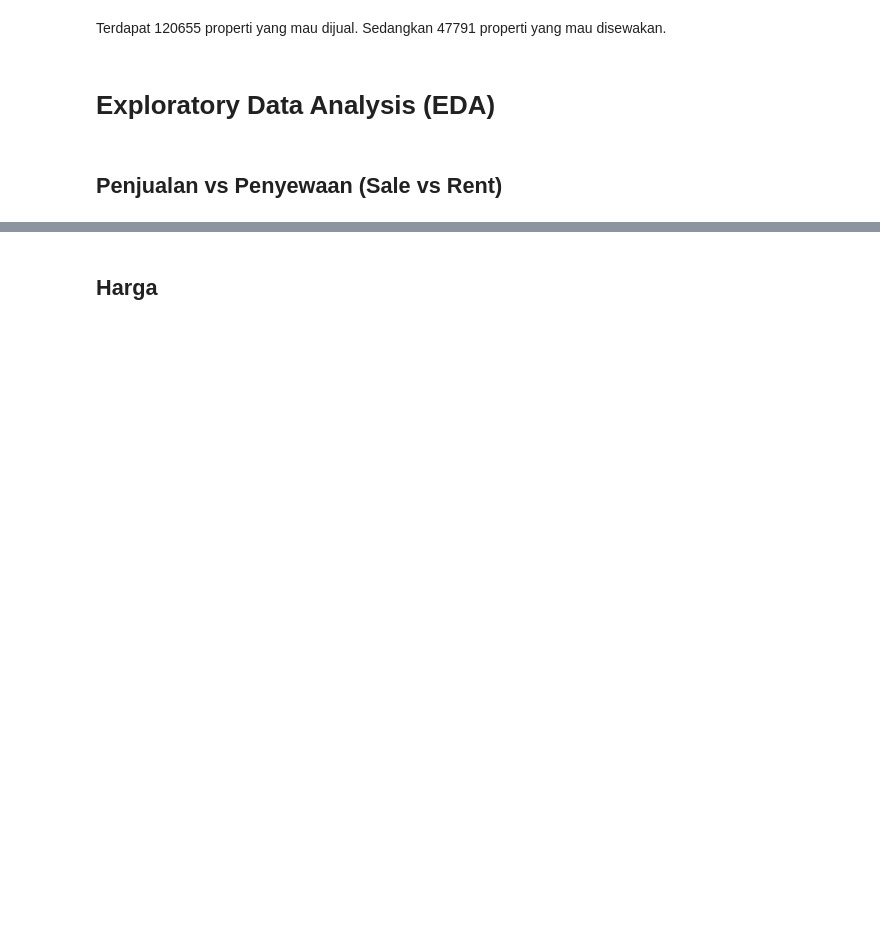
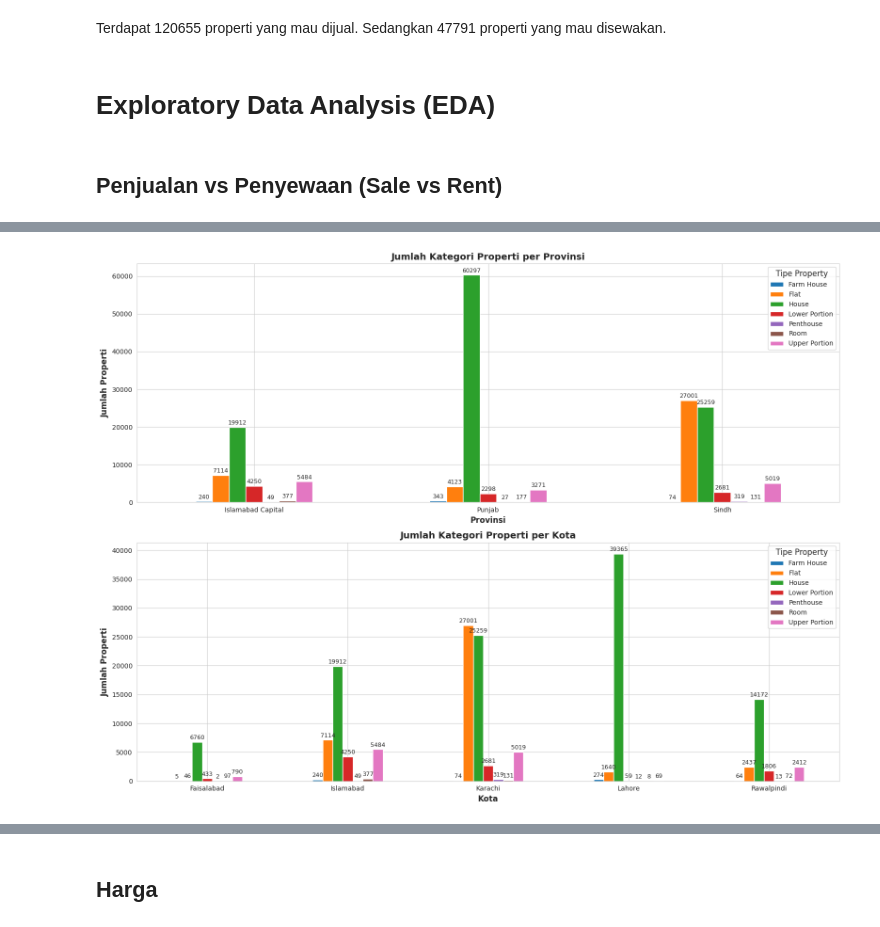
Before and after one commit to Rizkyard17/Geospatial-House-Price-Analysis-and-Regression-Modeling, a Jupyter notebook: Predict_Pakistan_House_Prices.ipynb, the cells around one changed output, grey strips where cells are left out. Saved outputs shown, nothing was run; the diff lists cells and outputs as text; code cells hidden in the pictures; blank space fills up the shorter version.

```diff
--- a/Predict_Pakistan_House_Prices.ipynb
+++ b/Predict_Pakistan_House_Prices.ipynb
@@ -449,0 +409,67 @@ plt.show()
+# %%
+import matplotlib.pyplot as plt
+import seaborn as sns
+import pandas as pd
+
+sns.set_style("whitegrid")
+plt.rcParams['figure.figsize'] = (16, 9)
+
+# 1. PROSES & CETAK DATA TEKS
+
+# Buat tabel silang (crosstab) untuk Provinsi
+province_property_type = pd.crosstab(df['province_name'], df['property_type'])
+
+print("="*60)
+print(" TABEL DATA: JUMLAH KATEGORI PROPERTI PER PROVINSI")
+print("="*60)
+# .to_string() membuat tampilan tabel teks menjadi rapi dan lurus
+print(province_property_type.to_string())
+print("\n" + "="*60 + "\n")
+
+
+# Buat tabel silang (crosstab) untuk Kota
+city_property_type = pd.crosstab(df['city'], df['property_type'])
+
+print("="*60)
+print(" TABEL DATA: JUMLAH KATEGORI PROPERTI PER KOTA")
+print("="*60)
+print(city_property_type.to_string())
+print("="*60 + "\n")
+
+
+
+
+
+
+# 2. PROSES PEMBUATAN GRAFIK (VISUALISASI)
+
+# Membuat kanvas tumpuk vertikal (2 baris, 1 kolom)
+fig, axes = plt.subplots(nrows=2, ncols=1, figsize=(16, 12)) # Tinggi dinaikkan ke 12 agar tidak terlalu rapat
+
+# --- GRAFIK 1: PROVINSI ---
+province_property_type.plot(kind='bar', stacked=False, ax=axes[0])
+axes[0].set_title('Jumlah Kategori Properti per Provinsi', fontsize=14, fontweight='bold')
+axes[0].set_xlabel('Provinsi', fontsize=12, fontweight='bold')
+axes[0].set_ylabel('Jumlah Properti', fontsize=12, fontweight='bold')
+axes[0].legend(title='Tipe Property', title_fontsize=12)
+axes[0].tick_params(axis='x', rotation=0) # Diubah ke 45 agar nama provinsi yang panjang terbaca
+
+for container_province in axes[0].containers:
+    axes[0].bar_label(container_province, fmt='%d', fontsize=9, padding=2)
+
+
+# --- GRAFIK 2: KOTA ---
+city_property_type.plot(kind='bar', stacked=False, ax=axes[1])
+axes[1].set_title('Jumlah Kategori Properti per Kota', fontsize=14, fontweight='bold')
+axes[1].set_xlabel('Kota', fontsize=12, fontweight='bold')
+axes[1].set_ylabel('Jumlah Properti', fontsize=12, fontweight='bold')
+axes[1].legend(title='Tipe Property', title_fontsize=12)
+axes[1].tick_params(axis='x', rotation=0) # Diubah ke 45 agar nama kota tidak tumpang tindih
+
+for container_city in axes[1].containers:
+    axes[1].bar_label(container_city, fmt='%d', fontsize=9, padding=2)
+
+# Perbaikan: Tambahkan tanda kurung () di plt.show agar grafik tereksekusi dengan benar
+plt.tight_layout()
+plt.show()
+# %% [output]
@@ -450,3 +493,4 @@ plt.show()
+[figure, added]
 # %% [markdown]
 ### Insight Analisis Purpose: Sale vs Rent
 
```
Also changed, not shown: parts of 55 cells of this notebook.
